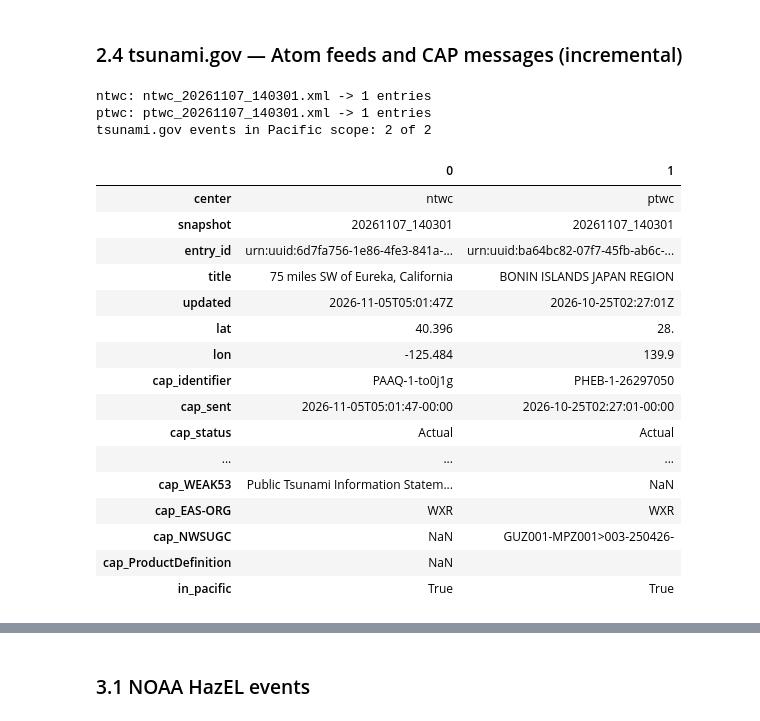
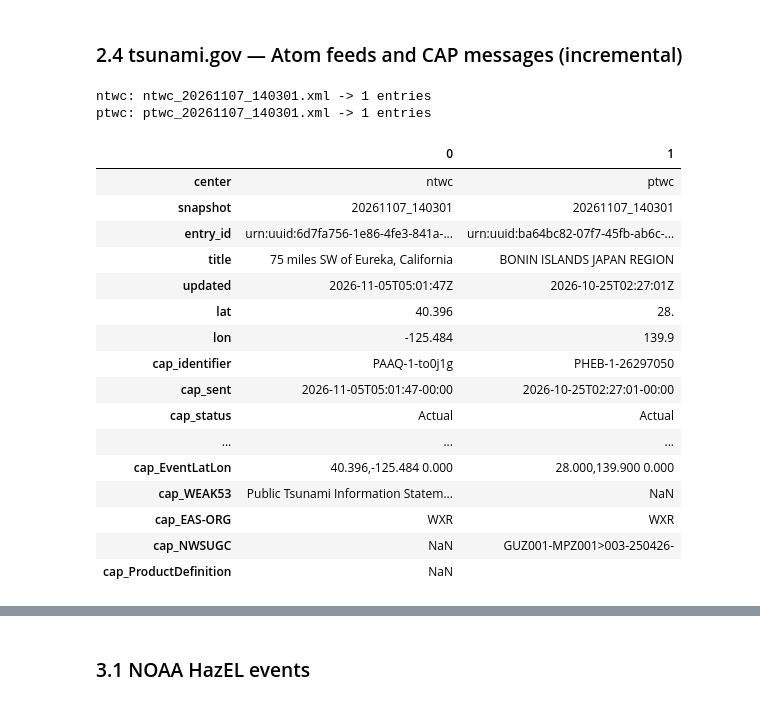
Before and after one commit to g8martinezsilva/tsunami-monitoring, a Jupyter notebook: notebooks/01_source_profiling.ipynb, the cells around one changed output, grey strips where cells are left out. Cells and saved outputs as stored; diff of their text form; code cells hidden in the pictures.

```diff
--- a/notebooks/01_source_profiling.ipynb
+++ b/notebooks/01_source_profiling.ipynb
@@ -25,9 +20,10 @@ pd.set_option("display.width", 180)
 pd.set_option("display.max_colwidth", 80)
 
 SAMPLES = Path("../workshop_1/samples")
+POLYGON = Path("../config/pacific_polygon.geojson")
+FIRST = "20261107_050434"
+SECOND = "20261107_140301"
 print("Samples folder:", SAMPLES.resolve())
-for path in sorted(SAMPLES.iterdir()):
-    if path.name != ".gitkeep":
-        print(f"{path.stat().st_size:>10,} bytes  {path.name}")
+print("Reference snapshots:", FIRST, "and", SECOND)
 # %% [output]
 Samples folder: /home/linmonp/tsunami-monitoring/workshop_1/samples
@@ -179,9 +153,9 @@ def parse_cap(path):
     return row
 
 def read_center(center):
-    """Read the latest Atom snapshot of a warning center, plus the CAP of each entry."""
-    atom_file = sorted(SAMPLES.glob(f"{center}_2*.xml"))[-1]  # excludes *_cap*.xml
-    stamp = atom_file.stem.split(f"{center}_")[1]
+    """Read the reference Atom snapshot and its CAP messages."""
+    stamp = SECOND
+    atom_file = SAMPLES / f"{center}_{stamp}.xml"
     root = ET.parse(atom_file).getroot()
     rows = []
     for number, entry in enumerate(root.findall("a:entry", NS), start=1):
@@ -191,40 +165,35 @@ def read_center(center):
             "entry_id": entry.findtext("a:id", namespaces=NS),
             "title": entry.findtext("a:title", namespaces=NS),
             "updated": entry.findtext("a:updated", namespaces=NS),
             "lat": entry.findtext("geo:lat", namespaces=NS),
             "lon": entry.findtext("geo:long", namespaces=NS),
         }
         cap_file = SAMPLES / f"{center}_cap{number}_{stamp}.xml"
         if cap_file.exists():
             row.update({f"cap_{k}": v for k, v in parse_cap(cap_file).items()})
         rows.append(row)
     print(f"{center}: {atom_file.name} -> {len(rows)} entries")
     return pd.DataFrame(rows)
 
 tsunami_gov = pd.concat([read_center("ntwc"), read_center("ptwc")], ignore_index=True)
-gov_lat = pd.to_numeric(tsunami_gov["lat"], errors="coerce")
-gov_lon = pd.to_numeric(tsunami_gov["lon"], errors="coerce")
-tsunami_gov["in_pacific"] = gov_lat.between(-60, 65) & ((gov_lon >= 100) | (gov_lon <= -60))
-print("tsunami.gov events in Pacific scope:", int(tsunami_gov["in_pacific"].sum()), "of", len(tsunami_gov))
 tsunami_gov.T
 # %% [output]
 ntwc: ntwc_20261107_140301.xml -> 1 entries
 ptwc: ptwc_20261107_140301.xml -> 1 entries
-tsunami.gov events in Pacific scope: 2 of 2
 |  | 0 | 1 |
 | center | ntwc | ptwc |
 | snapshot | 20261107_140301 | 20261107_140301 |
 | entry_id | urn:uuid:6d7fa756-1e86-4fe3-841a-... | urn:uuid:ba64bc82-07f7-45fb-ab6c-... |
 | title | 75 miles SW of Eureka, California | BONIN ISLANDS JAPAN REGION |
 | updated | 2026-11-05T05:01:47Z | 2026-10-25T02:27:01Z |
 | lat | 40.396 | 28. |
 | lon | -125.484 | 139.9 |
 | cap_identifier | PAAQ-1-to0j1g | PHEB-1-26297050 |
 | cap_sent | 2026-11-05T05:01:47-00:00 | 2026-10-25T02:27:01-00:00 |
 | cap_status | Actual | Actual |
 | ... | ... | ... |
+| cap_EventLatLon | 40.396,-125.484 0.000 | 28.000,139.900 0.000 |
 | cap_WEAK53 | Public Tsunami Information Statem... | NaN |
 | cap_EAS-ORG | WXR | WXR |
 | cap_NWSUGC | NaN | GUZ001-MPZ001>003-250426- |
 | cap_ProductDefinition | NaN |  |
-| in_pacific | True | True |
```
Also changed, not shown: parts of 57 cells of this notebook.
